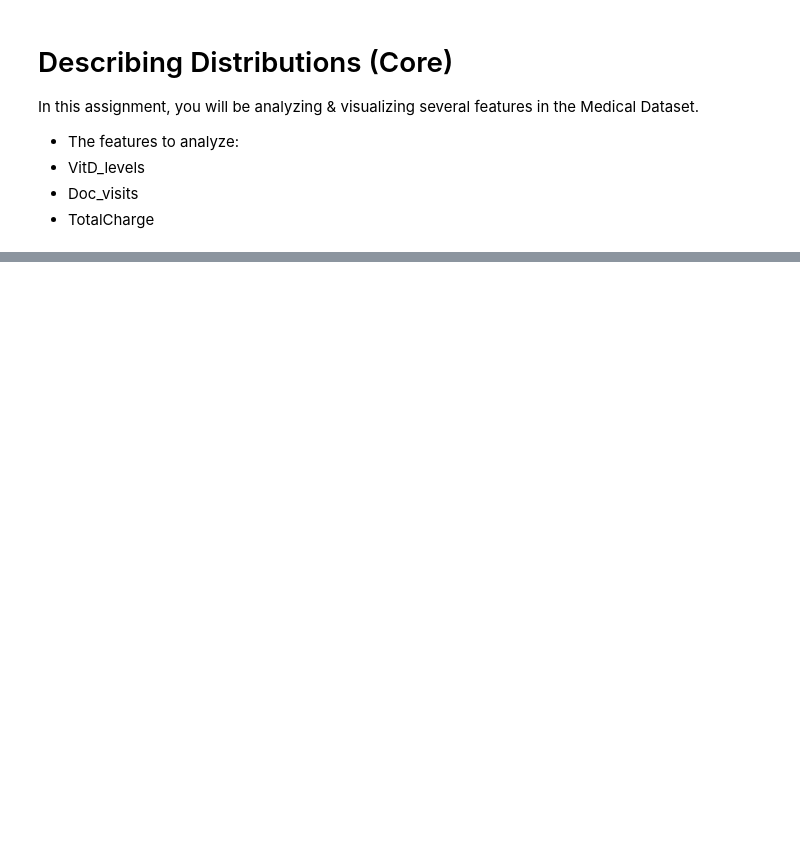
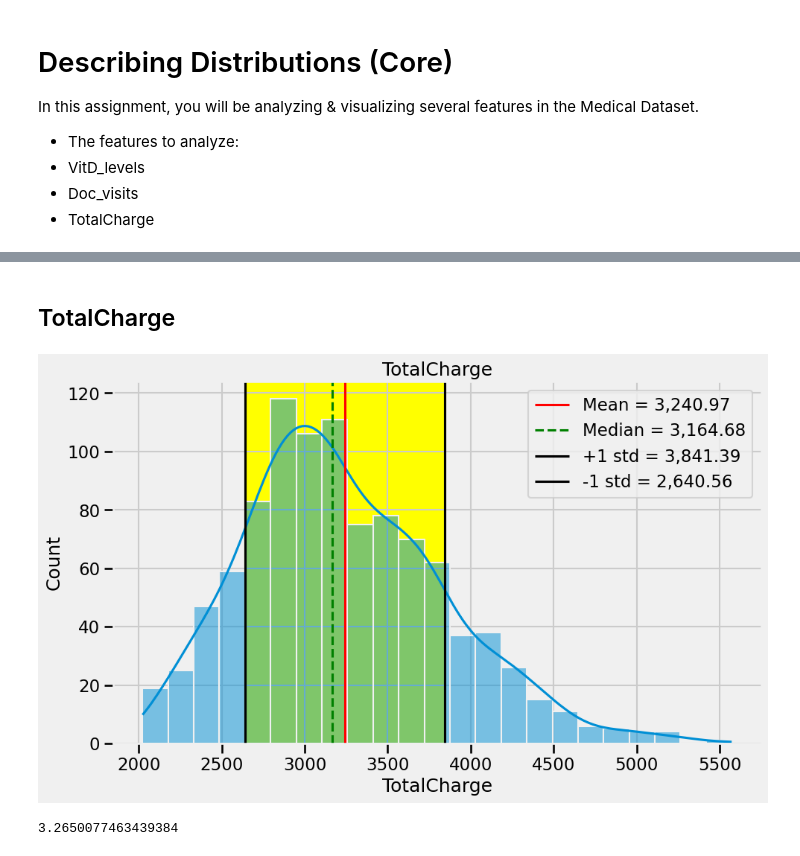
Before and after one commit to Jalicia-Harris/Describing-Distributions--Core-, a Jupyter notebook: Describing Distributions Core.ipynb, the cells around one changed output, grey strips where cells are left out. Saved outputs shown, nothing was run; the diff lists cells and outputs as text; code cells hidden in the pictures; blank space fills up the shorter version.

```diff
--- a/Describing Distributions Core.ipynb
+++ b/Describing Distributions Core.ipynb
@@ -9,0 +117,29 @@ In this assignment, you will be analyzing & visualizing several features in the
+# %% [markdown]
+## TotalCharge
+# %%
+# Create a reproducible code for the histogram
+col = 'TotalCharge'
+feature = df[col]
+mean = feature.mean()
+median = feature.median()
+std = feature.std()
+# Create a histogram for 'VitD_Levels' column
+plus_one_std = mean + std
+minus_one_std = mean - std
+fig,ax = plt.subplots(figsize=(10,6))
+sns.histplot(feature, ax=ax, kde=True)
+ax.axvline(mean, color='red', label=f'Mean = {mean:,.2f}')
+ax.axvline(median, ls='--', color='green', label = f'Median = {median:,.2f}')
+ax.axvline(plus_one_std, color='black', label= f'+1 std = {plus_one_std:,.2f}')
+ax.axvline(minus_one_std, color='black', label = f'-1 std = {minus_one_std:,.2f}')
+ax.axvspan(plus_one_std, minus_one_std, color='yellow', zorder=0)
+ax.set_title(f'{col}')
+ax.legend();
+# %% [output]
+[figure, added]
+# %%
+# Find kurtosis stats
+kurt = stats.kurtosis(df['TotalCharge'], fisher=False)
+kurt
+# %% [output]
+3.2650077463439384
```
Also changed, not shown: parts of 15 cells of this notebook.
